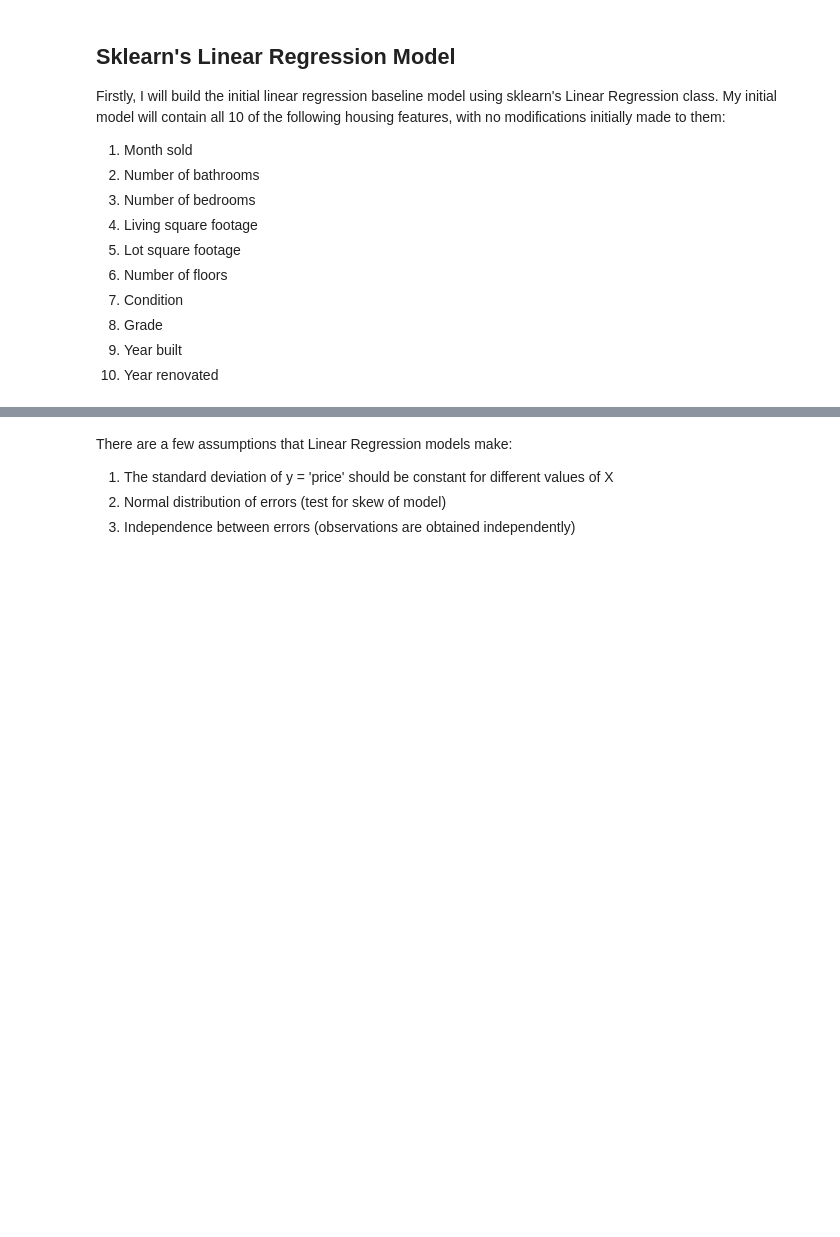
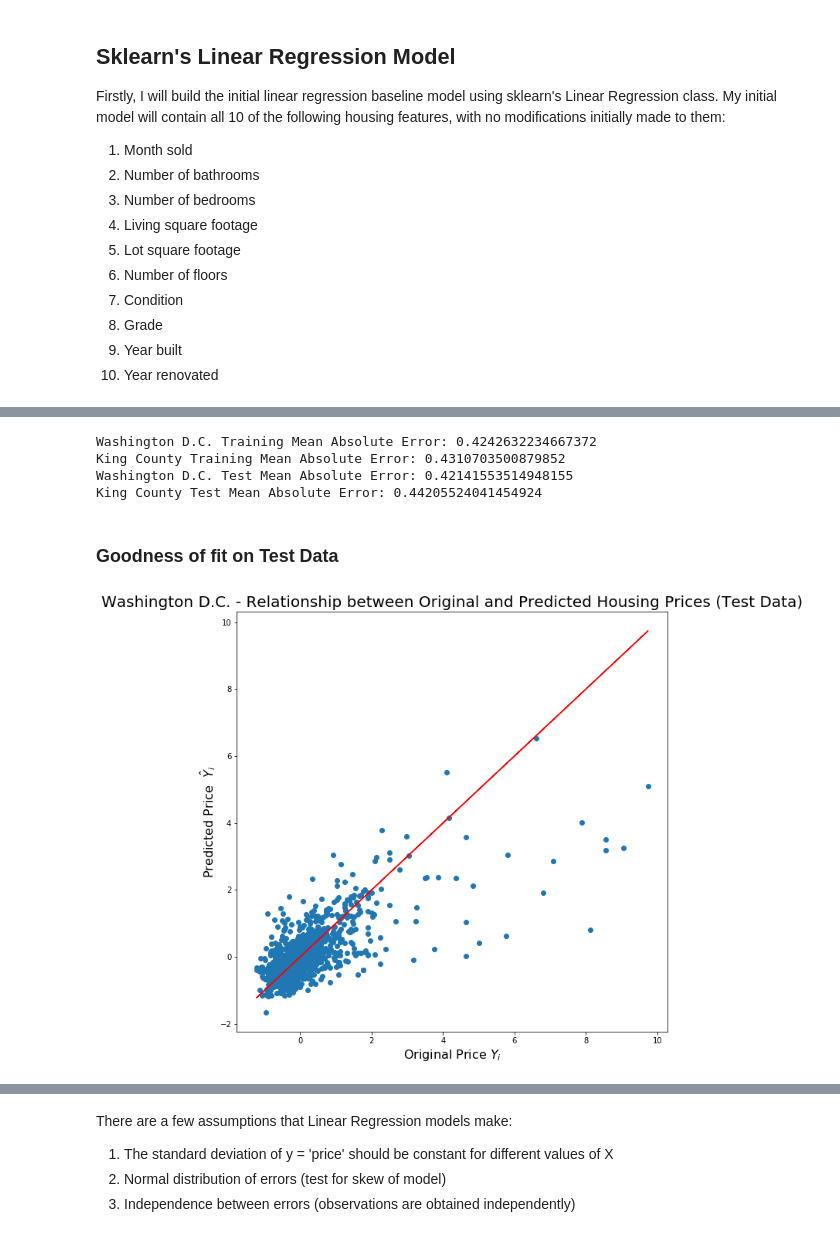
Before and after one commit to gyamane/Springboard, a Jupyter notebook: capstone_project_2/baseline_model.ipynb, the cells around one changed output, grey strips where cells are left out. Saved outputs shown, nothing was run; the diff lists cells and outputs as text; code cells hidden in the pictures; blank space fills up the shorter version.

```diff
--- a/capstone_project_2/baseline_model.ipynb
+++ b/capstone_project_2/baseline_model.ipynb
@@ -154,0 +185,22 @@ plt.show()
+# %%
+print("Washington D.C. Training Mean Absolute Error:", meanabs(dc_train.price, lm_dc.fittedvalues))
+print("King County Training Mean Absolute Error:", meanabs(kc_train.price, lm_kc.fittedvalues))
+print("Washington D.C. Test Mean Absolute Error:", meanabs(dc_test.price, lm_dc.predict(dc_test)))
+print("King County Test Mean Absolute Error:", meanabs(kc_test.price, lm_kc.predict(kc_test)))
+# %% [output]
+Washington D.C. Training Mean Absolute Error: 0.4242632234667372
+King County Training Mean Absolute Error: 0.4310703500879852
+Washington D.C. Test Mean Absolute Error: 0.42141553514948155
+King County Test Mean Absolute Error: 0.44205524041454924
+# %% [markdown]
+### Goodness of fit on Test Data
+# %%
+plt.figure(figsize=(10, 10))
+plt.scatter(dc_test.price, lm_dc.predict(dc_test))
+plt.plot(dc_test.price, dc_test.price, 'r-')
+plt.xlabel("Original Price $Y_i$", fontsize = 16)
+plt.ylabel("Predicted Price  $\hat{Y}_i$", fontsize = 16)
+plt.title("Washington D.C. - Relationship between Original and Predicted Housing Prices (Test Data)", fontsize=20)
+plt.show()
+# %% [output]
+[figure, added]
```
Also changed, not shown: parts of 37 cells of this notebook.
